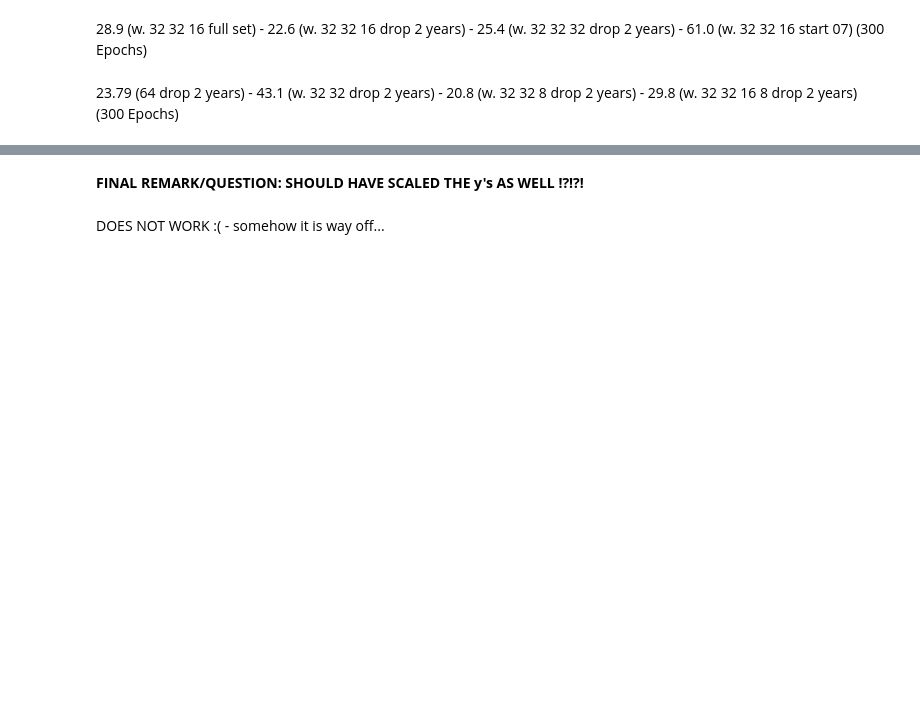
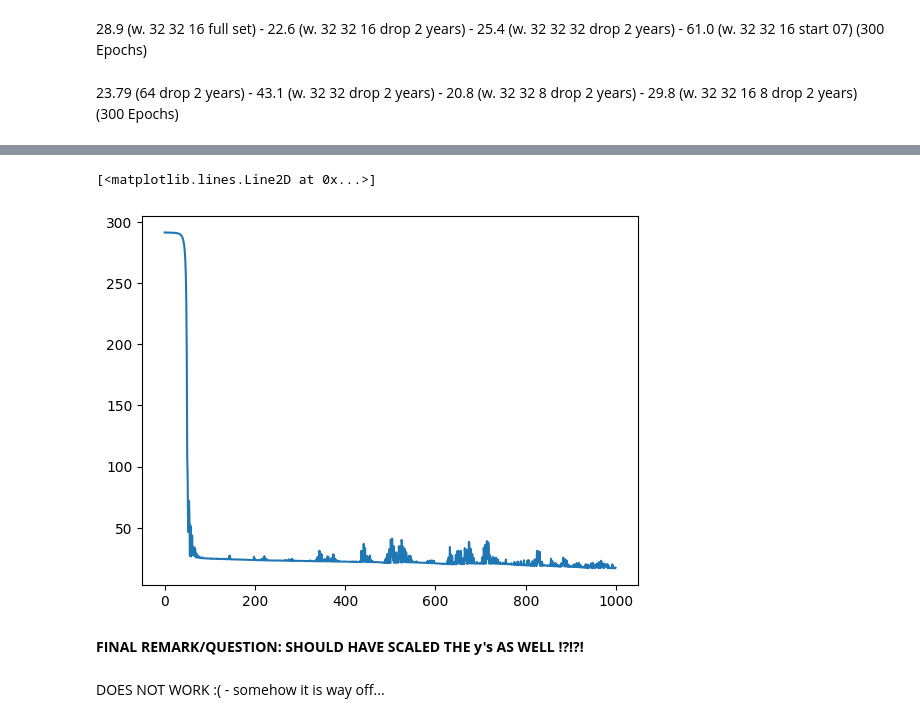
Before and after one commit to jonfoong/LW_chicago_crime_pred, a Jupyter notebook: notebooks/marko/RNN_model.ipynb, the cells around one changed output, grey strips where cells are left out. Cells and saved outputs as stored; diff of their text form; code cells hidden in the pictures; blank space fills up the shorter version.

```diff
--- a/notebooks/marko/RNN_model.ipynb
+++ b/notebooks/marko/RNN_model.ipynb
@@ -318,0 +318,21 @@ mean_absolute_error(y_test,y_pred)
+# %%
+# run model on tiny train set to see if loss goes to zero:
+
+model = Sequential()
+
+model.add(layers.Conv1D( filters=64, kernel_size=12, input_shape=(52, 1) ) )
+#model.add(layers.MaxPool1D(pool_size=2 ) )
+
+model.add(layers.GRU(units=32, activation='relu', return_sequences=True))
+model.add(layers.GRU(units=32, activation='relu', return_sequences=True))
+#model.add(layers.GRU(units=16, activation='relu', return_sequences=True))
+model.add(layers.GRU(units=8, activation='relu'))
+#model.add(layers.Dense(20, activation="relu"))
+model.add(layers.Dense(16, activation="relu"))
+model.add(layers.Dense(1, activation="linear"))
+
+# 2- Compilation
+model.compile(loss='mae',
+              optimizer=Adam(learning_rate=0.001))
+
+history=model.fit(X_train_scaled[-10:], y_train[-10:], epochs=1000, verbose=1, batch_size= 32 )
@@ -319,3 +357,8 @@ mean_absolute_error(y_test,y_pred)
+# %%
+plt.plot(history.history["loss"])
+# %% [output]
+[<matplotlib.lines.Line2D at 0x...>]
+[figure, added]
 # %% [markdown]
 __FINAL REMARK/QUESTION: SHOULD HAVE SCALED THE y's AS WELL !?!?!__
 # %% [markdown]
```
Also changed, not shown: parts of 14 cells of this notebook, 2 other files.
